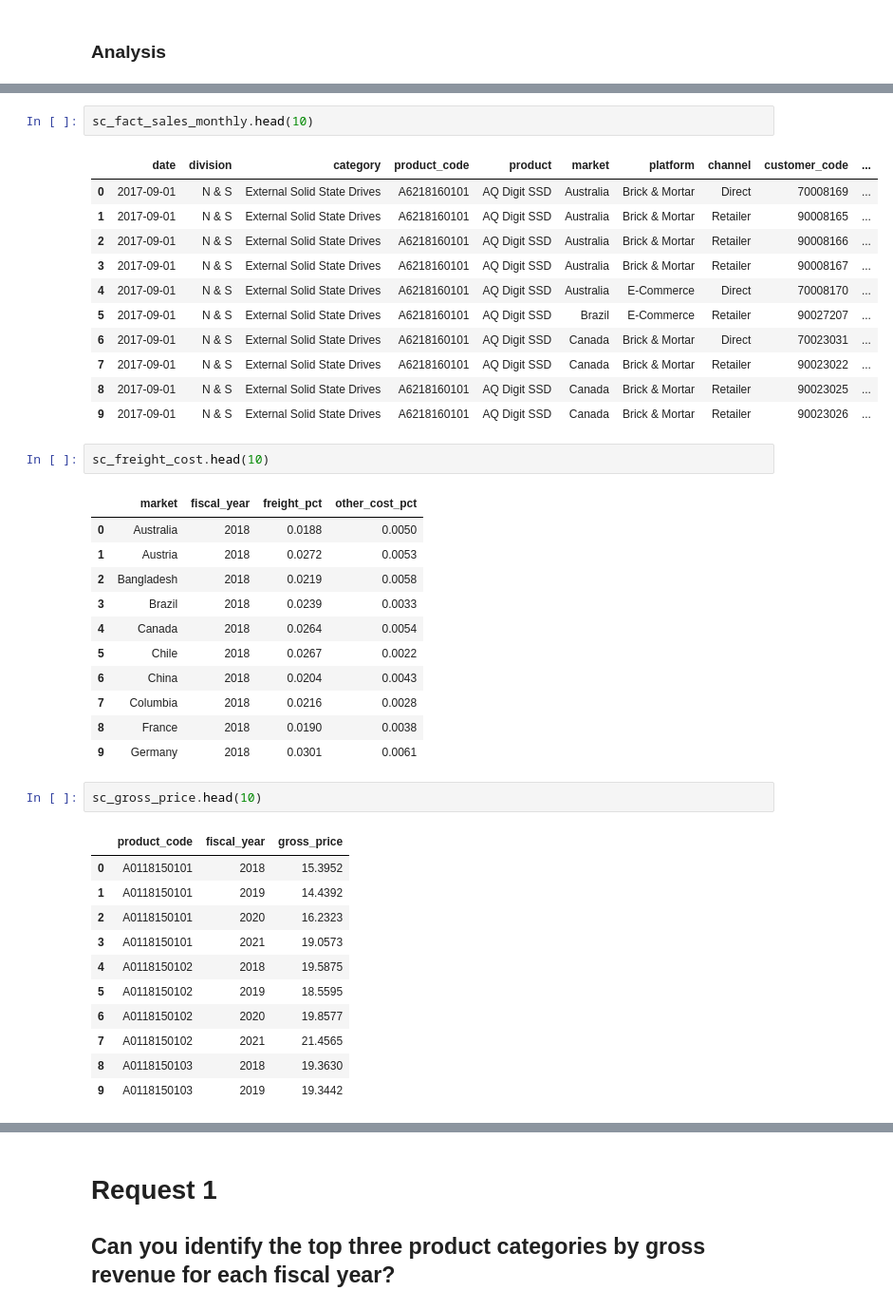
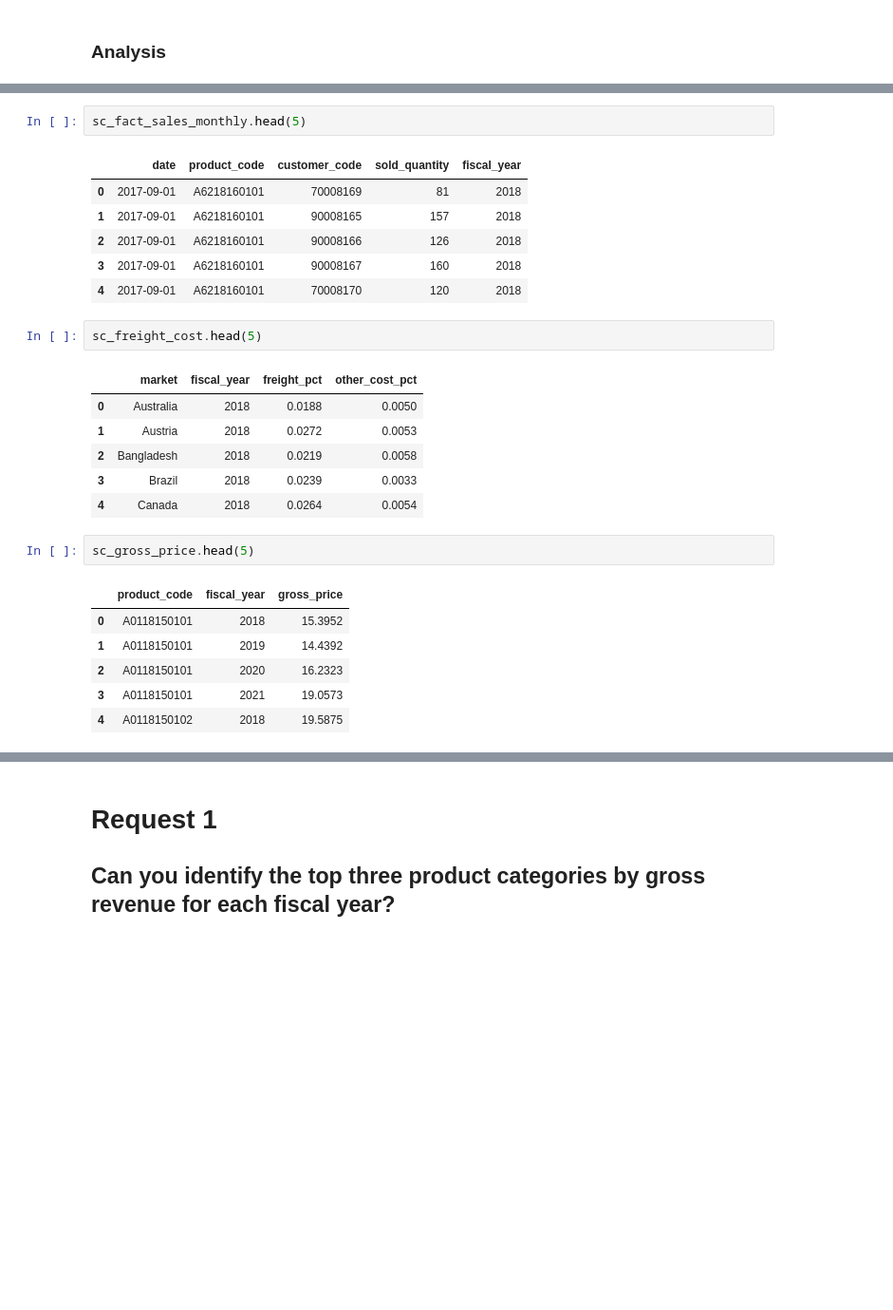
Before and after one commit to occampos/Supply-Chain-Analysis, a Jupyter notebook: analysis/sc_analysis.ipynb, the cells around one changed output, grey strips where cells are left out. Shown at 95% size. Cells and saved outputs as stored; diff of their text form; blank space fills up the shorter version.

```diff
--- a/analysis/sc_analysis.ipynb
+++ b/analysis/sc_analysis.ipynb
@@ -126,19 +106,14 @@ sc_fact_forecast_monthly.head(10)
 # %%
-sc_fact_sales_monthly.head(10)
+sc_fact_sales_monthly.head(5)
 # %% [output]
-|  | date | division | category | product_code | product | market | platform | channel | customer_code | ... |
-| 0 | 2017-09-01 | N & S | External Solid State Drives | A6218160101 | AQ Digit SSD | Australia | Brick & Mortar | Direct | 70008169 | ... |
-| 1 | 2017-09-01 | N & S | External Solid State Drives | A6218160101 | AQ Digit SSD | Australia | Brick & Mortar | Retailer | 90008165 | ... |
-| 2 | 2017-09-01 | N & S | External Solid State Drives | A6218160101 | AQ Digit SSD | Australia | Brick & Mortar | Retailer | 90008166 | ... |
-| 3 | 2017-09-01 | N & S | External Solid State Drives | A6218160101 | AQ Digit SSD | Australia | Brick & Mortar | Retailer | 90008167 | ... |
-| 4 | 2017-09-01 | N & S | External Solid State Drives | A6218160101 | AQ Digit SSD | Australia | E-Commerce | Direct | 70008170 | ... |
-| 5 | 2017-09-01 | N & S | External Solid State Drives | A6218160101 | AQ Digit SSD | Brazil | E-Commerce | Retailer | 90027207 | ... |
-| 6 | 2017-09-01 | N & S | External Solid State Drives | A6218160101 | AQ Digit SSD | Canada | Brick & Mortar | Direct | 70023031 | ... |
-| 7 | 2017-09-01 | N & S | External Solid State Drives | A6218160101 | AQ Digit SSD | Canada | Brick & Mortar | Retailer | 90023022 | ... |
-| 8 | 2017-09-01 | N & S | External Solid State Drives | A6218160101 | AQ Digit SSD | Canada | Brick & Mortar | Retailer | 90023025 | ... |
-| 9 | 2017-09-01 | N & S | External Solid State Drives | A6218160101 | AQ Digit SSD | Canada | Brick & Mortar | Retailer | 90023026 | ... |
+|  | date | product_code | customer_code | sold_quantity | fiscal_year |
+| 0 | 2017-09-01 | A6218160101 | 70008169 | 81 | 2018 |
+| 1 | 2017-09-01 | A6218160101 | 90008165 | 157 | 2018 |
+| 2 | 2017-09-01 | A6218160101 | 90008166 | 126 | 2018 |
+| 3 | 2017-09-01 | A6218160101 | 90008167 | 160 | 2018 |
+| 4 | 2017-09-01 | A6218160101 | 70008170 | 120 | 2018 |
 # %%
-sc_freight_cost.head(10)
+sc_freight_cost.head(5)
 # %% [output]
 |  | market | fiscal_year | freight_pct | other_cost_pct |
 | 0 | Australia | 2018 | 0.0188 | 0.0050 |
@@ -146,13 +121,8 @@ sc_freight_cost.head(10)
 | 2 | Bangladesh | 2018 | 0.0219 | 0.0058 |
 | 3 | Brazil | 2018 | 0.0239 | 0.0033 |
 | 4 | Canada | 2018 | 0.0264 | 0.0054 |
-| 5 | Chile | 2018 | 0.0267 | 0.0022 |
-| 6 | China | 2018 | 0.0204 | 0.0043 |
-| 7 | Columbia | 2018 | 0.0216 | 0.0028 |
-| 8 | France | 2018 | 0.0190 | 0.0038 |
-| 9 | Germany | 2018 | 0.0301 | 0.0061 |
 # %%
-sc_gross_price.head(10)
+sc_gross_price.head(5)
 # %% [output]
 |  | product_code | fiscal_year | gross_price |
 | 0 | A0118150101 | 2018 | 15.3952 |
@@ -160,9 +130,4 @@ sc_gross_price.head(10)
 | 2 | A0118150101 | 2020 | 16.2323 |
 | 3 | A0118150101 | 2021 | 19.0573 |
 | 4 | A0118150102 | 2018 | 19.5875 |
-| 5 | A0118150102 | 2019 | 18.5595 |
-| 6 | A0118150102 | 2020 | 19.8577 |
-| 7 | A0118150102 | 2021 | 21.4565 |
-| 8 | A0118150103 | 2018 | 19.3630 |
-| 9 | A0118150103 | 2019 | 19.3442 |
 # %%
```
Also changed, not shown: parts of 10 cells of this notebook, 2 other files.
